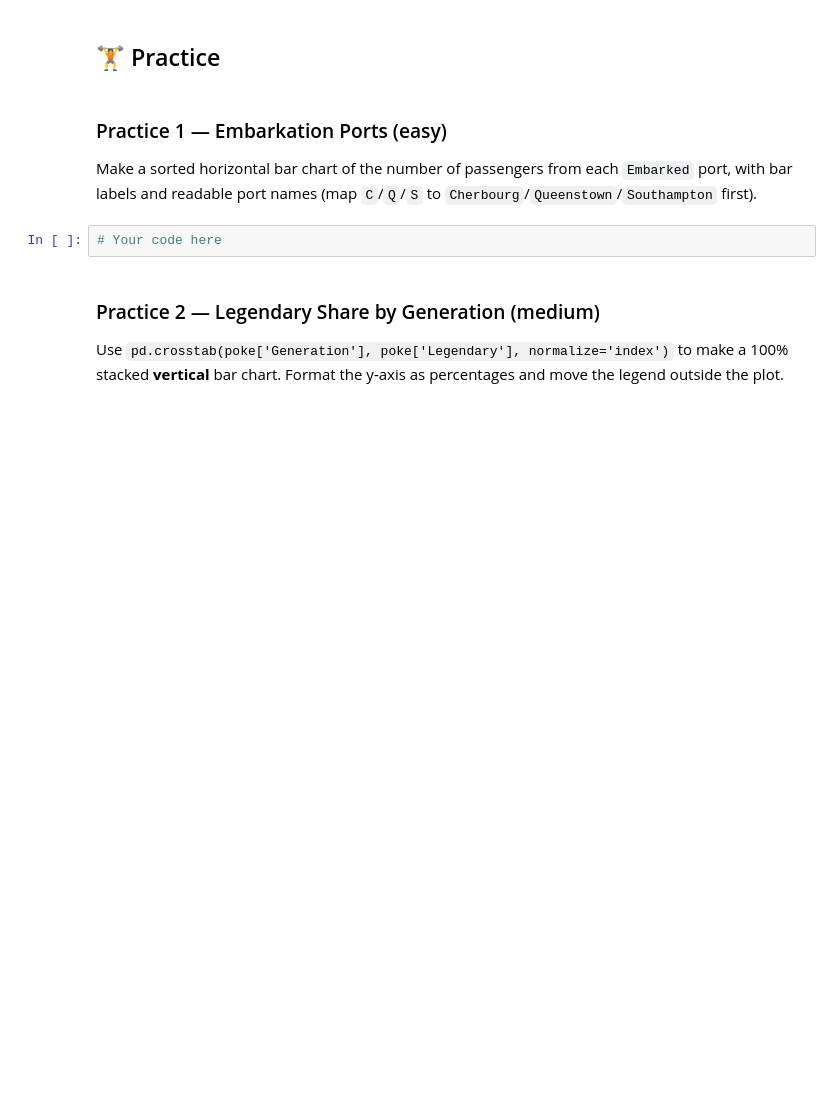
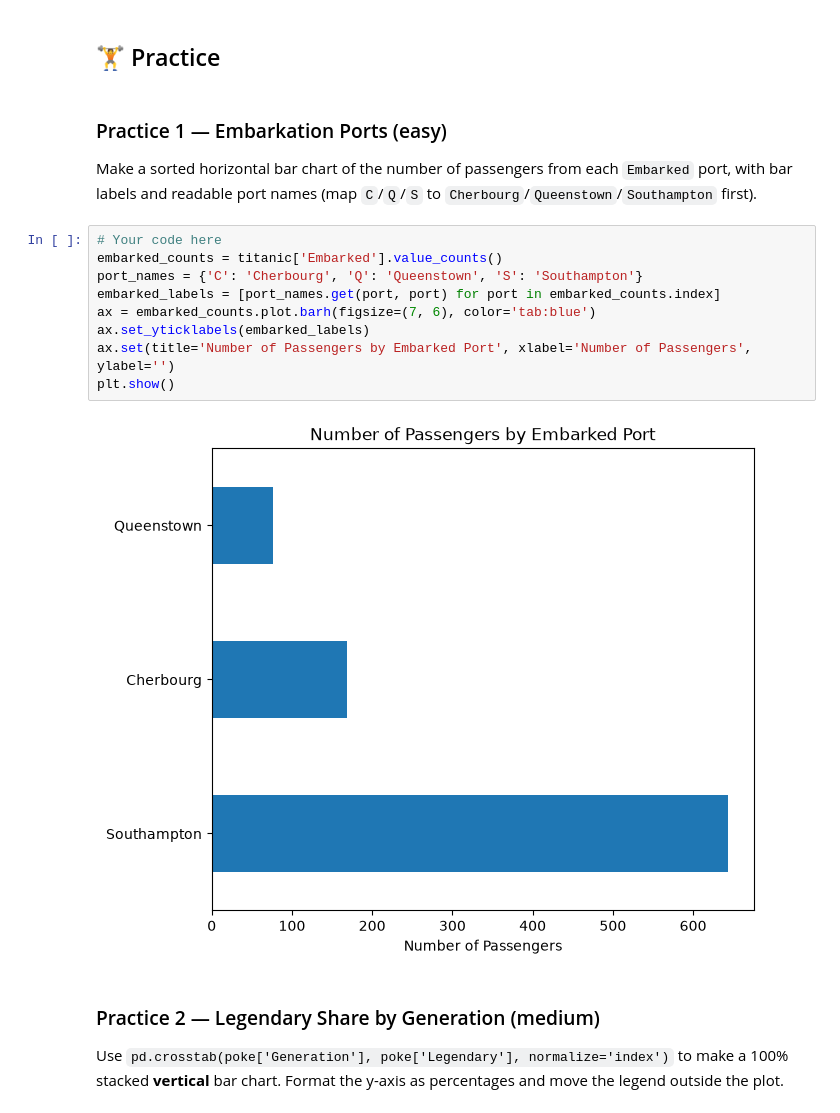
Before and after one commit to ECOKER1226/3603-data-science-coker, a Jupyter notebook: Work/08-Visualizing_Data/02-Plotting_with_Pandas.ipynb, the cells around one changed output. Drawn from its saved outputs; the diff is of its cells as text; blank space fills up the shorter version.

```diff
--- a/Work/08-Visualizing_Data/02-Plotting_with_Pandas.ipynb
+++ b/Work/08-Visualizing_Data/02-Plotting_with_Pandas.ipynb
@@ -198,6 +255,15 @@ Good news: the raw `titanic` DataFrame is **already long**, with one row per pas
 Make a sorted horizontal bar chart of the number of passengers from each `Embarked` port, with bar labels and readable port names (map `C`/`Q`/`S` to `Cherbourg`/`Queenstown`/`Southampton` first).
 # %%
 # Your code here
+embarked_counts = titanic['Embarked'].value_counts()
+port_names = {'C': 'Cherbourg', 'Q': 'Queenstown', 'S': 'Southampton'}
+embarked_labels = [port_names.get(port, port) for port in embarked_counts.index]
+ax = embarked_counts.plot.barh(figsize=(7, 6), color='tab:blue')
+ax.set_yticklabels(embarked_labels)
+ax.set(title='Number of Passengers by Embarked Port', xlabel='Number of Passengers', ylabel='')
+plt.show()
+# %% [output]
+[figure, added]
 # %% [markdown]
 ### Practice 2 — Legendary Share by Generation (medium)
 Use `pd.crosstab(poke['Generation'], poke['Legendary'], normalize='index')` to make a 100% stacked **vertical** bar chart. Format the y-axis as percentages and move the legend outside the plot.
```
Also changed, not shown: parts of 18 cells of this notebook, 2 other files.
